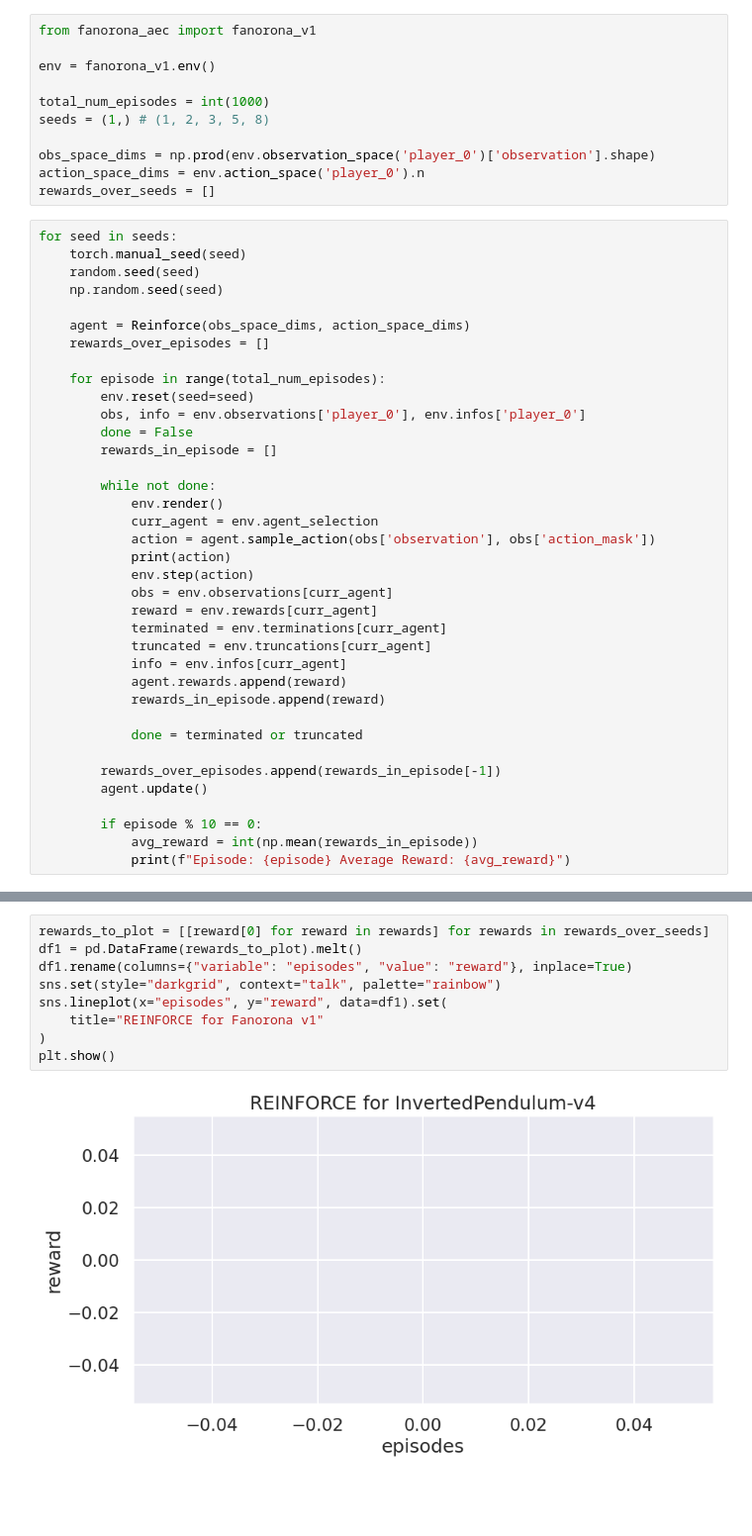
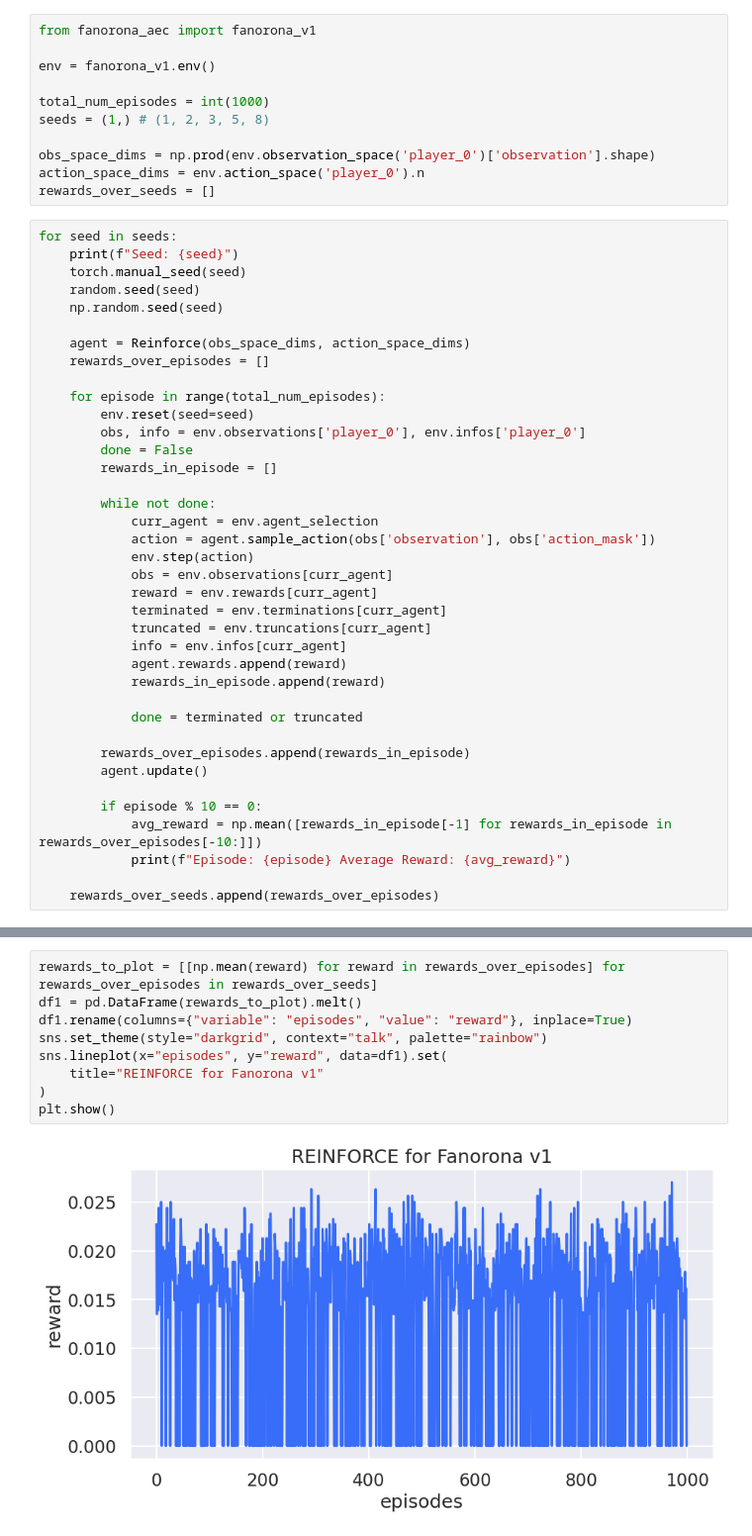
Before and after one commit to AbhijeetKrishnan/fanorona-aec, a Jupyter notebook: reinforce.ipynb, the cells around one changed output, grey strips where cells are left out. Shown: that part at 99% size. Cells and saved outputs as stored; diff of their text form; blank space fills up the shorter version.

Commit message:
Fix issues with environment
Fanorona involves multiple actions by the same player
in a "turn", whereas the AECEnv framework assumes one
action per turn (based on my understanding of it).

```diff
--- a/reinforce.ipynb
+++ b/reinforce.ipynb
@@ -96,6 +96,7 @@ action_space_dims = env.action_space('player_0').n
 rewards_over_seeds = []
 # %%
 for seed in seeds:
+    print(f"Seed: {seed}")
     torch.manual_seed(seed)
     random.seed(seed)
     np.random.seed(seed)
@@ -110,10 +111,8 @@ for seed in seeds:
         rewards_in_episode = []
 
         while not done:
-            env.render()
             curr_agent = env.agent_selection
             action = agent.sample_action(obs['observation'], obs['action_mask'])
-            print(action)
             env.step(action)
             obs = env.observations[curr_agent]
             reward = env.rewards[curr_agent]
@@ -125,10 +124,12 @@ for seed in seeds:
 
             done = terminated or truncated
 
-        rewards_over_episodes.append(rewards_in_episode[-1])
+        rewards_over_episodes.append(rewards_in_episode)
         agent.update()
 
         if episode % 10 == 0:
-            avg_reward = int(np.mean(rewards_in_episode))
+            avg_reward = np.mean([rewards_in_episode[-1] for rewards_in_episode in rewards_over_episodes[-10:]])
             print(f"Episode: {episode} Average Reward: {avg_reward}")
+
+    rewards_over_seeds.append(rewards_over_episodes)
 # %% [output]
@@ -152,11 +153,11 @@ obs['action_mask'] contains a mask of all legal moves that can be chosen.
 # %%
-rewards_to_plot = [[reward[0] for reward in rewards] for rewards in rewards_over_seeds]
+rewards_to_plot = [[np.mean(reward) for reward in rewards_over_episodes] for rewards_over_episodes in rewards_over_seeds]
 df1 = pd.DataFrame(rewards_to_plot).melt()
 df1.rename(columns={"variable": "episodes", "value": "reward"}, inplace=True)
-sns.set(style="darkgrid", context="talk", palette="rainbow")
+sns.set_theme(style="darkgrid", context="talk", palette="rainbow")
 sns.lineplot(x="episodes", y="reward", data=df1).set(
     title="REINFORCE for Fanorona v1"
 )
 plt.show()
 # %% [output]
-[figure, old version]
+[figure, new version]
```
Also changed, not shown: parts of 1 cell of this notebook, 3 other files.
